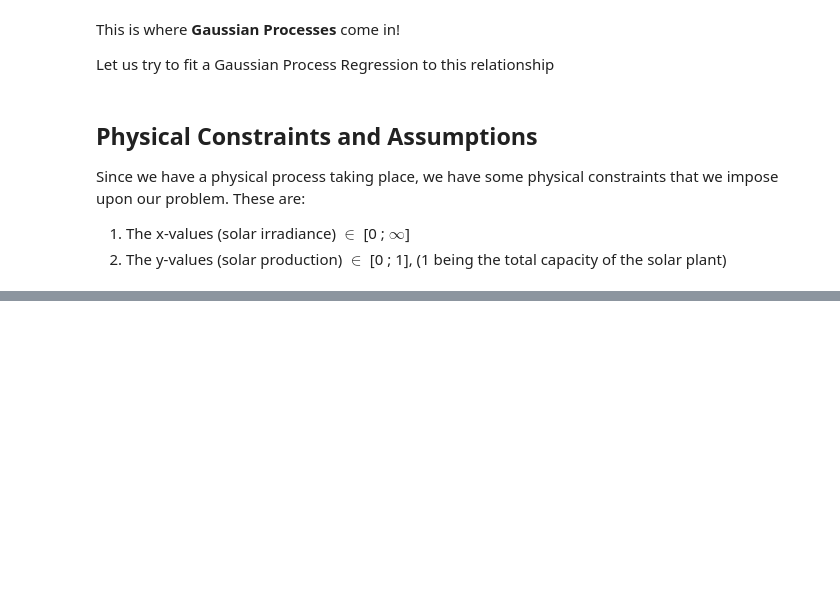
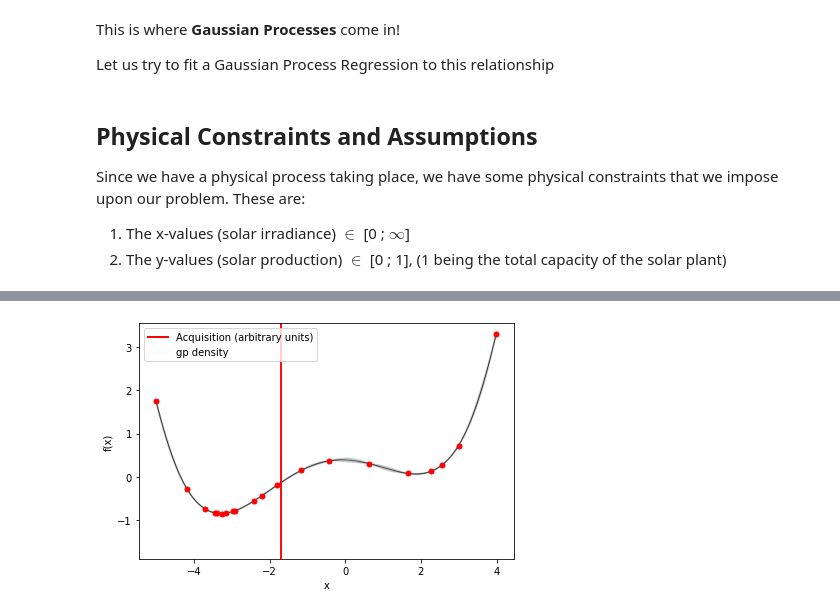
Before and after one commit to holmdk/gaussian_solar_project, a Jupyter notebook: notebooks/advanced_DTU_introduction_to_data.ipynb, the cells around one changed output, grey strips where cells are left out. Saved outputs shown, nothing was run; the diff lists cells and outputs as text; code cells hidden in the pictures; blank space fills up the shorter version.

```diff
--- a/notebooks/gp_advanced_DTU.ipynb
+++ b/notebooks/advanced_DTU_introduction_to_data.ipynb
@@ -198,0 +273,15 @@ plt.show()
+# %%
+# --- Load GPyOpt
+from GPyOpt.methods import BayesianOptimization
+import numpy as np
+
+# --- Define your problem
+def f(x): return x**4 + 2*x**3 -12*x**2 - 2*x + 6
+domain = [{'name': 'var_1', 'type': 'continuous', 'domain': (-5,4)}]
+
+# --- Solve your problem
+myBopt = BayesianOptimization(f=f, domain=domain)
+myBopt.run_optimization(max_iter=15)
+myBopt.plot_acquisition()
+# %% [output]
+[figure, added]
```
Also changed, not shown: parts of 20 cells of this notebook, 14 other files.
